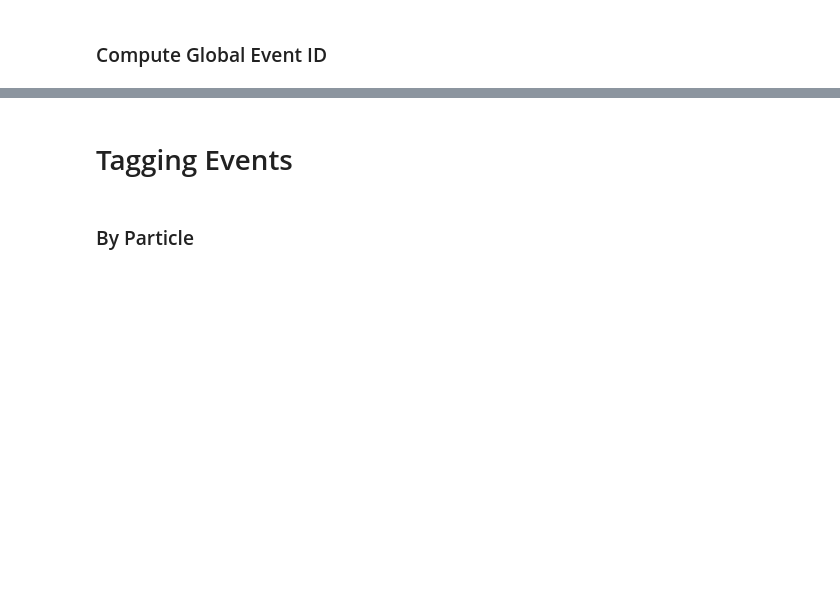
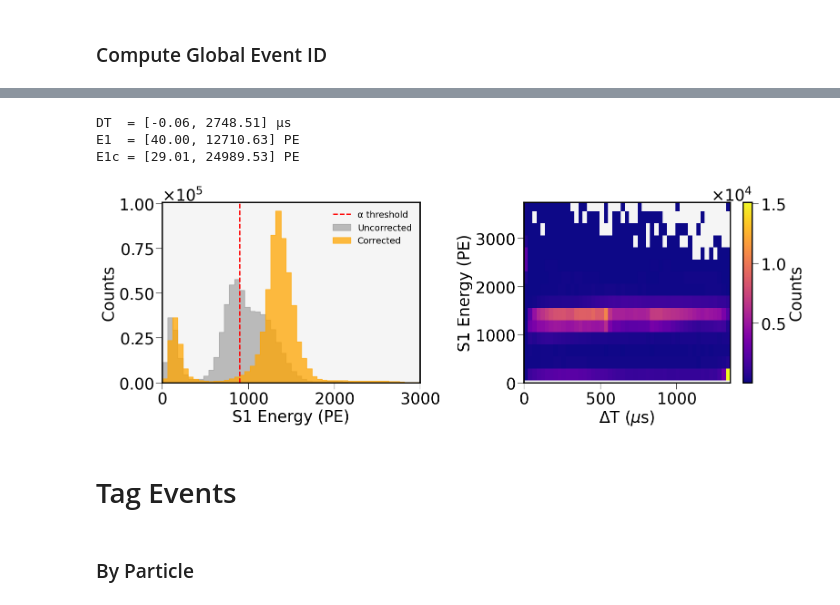
Before and after one commit to camacortespar/next-analysis, a Jupyter notebook: NEXT-100/Universal/notebooks/Merge_Processed.ipynb, the cells around one changed output, grey strips where cells are left out. Drawn from its saved outputs; the diff is of its cells as text; code cells hidden in the pictures; blank space fills up the shorter version.

```diff
--- a/NEXT-100/Universal/notebooks/Merge_Processed.ipynb
+++ b/NEXT-100/Universal/notebooks/Merge_Processed.ipynb
@@ -250,5 +322,68 @@ MERGED_DF
+# %%
+# nS1 <= 1 (NO-Polike)
+s1_mask = (MERGED_DF['nS1'] == 0) | ((MERGED_DF['nS1'] == 1) & (MERGED_DF['S1h'] >= M_NOPOLIKE * MERGED_DF['S1e'] + B_NOPOLIKE))
+MERGED_DF = MERGED_DF[s1_mask].reset_index(drop=True)
+
+# S1e Correction
+MERGED_DF['DT'] = (MERGED_DF['S2t'] - MERGED_DF['S1t']) / 1e3  # Convert to [μs] | We need 'DT' for the correction
+MERGED_DF = crudo.ef.correct_S1e(MERGED_DF, CV_FIT, DT_CATH, output_column='S1e_corr')  # Based on alpha analysis
+
+# Update summary
+cut_counts = MERGED_DF.groupby(GROUPERS[0])['global_event'].nunique()
+SUMMARY_DF['S1_Cut'] = SUMMARY_DF[GROUPERS[1]].map(cut_counts).fillna(0).astype(int)
+# %%
+E1_min = 0; E1_max = 3e3
+
+# Variables
+E1  = MERGED_DF['S1e']
+E1c = MERGED_DF['S1e_corr']
+DT  = MERGED_DF['DT']
+
+print(f"DT  = [{DT.min():.2f}, {DT.max():.2f}] μs")
+print(f"E1  = [{E1.min():.2f}, {E1.max():.2f}] PE")
+print(f"E1c = [{E1c.min():.2f}, {E1c.max():.2f}] PE")
+
+# Masking
+mask = (MERGED_DF['DT'] > 0) & (MERGED_DF['DT'] <= DT_CATH)
+E1_mask  = E1[mask]
+E1c_mask = E1c[mask]
+DT_mask  = DT[mask]
+
+# 2D histogram: normalized by corrected DAQ data taking time
+S1e_DT_map, ex, ey = crudo.pt.hist_2D(DT_mask, E1c_mask, x_bins=50, y_bins=100)
+S1e_DT_map         = np.ma.masked_where(S1e_DT_map == 0, S1e_DT_map)
+
+# ----- Plotting ----- #
+fig, axes = plt.subplots(1, 2, figsize=(16, 6))
+
+# Left
+axes[0].hist(E1_mask, bins=50, range=(E1_min, E1_max), histtype='stepfilled', lw=1.0, color='grey', alpha=0.50, ec='grey', label='Uncorrected')
+axes[0].hist(E1c_mask, bins=50, range=(E1_min, E1_max), histtype='stepfilled', lw=1.0, color='orange', alpha=0.75, ec='orange', label='Corrected')
+axes[0].axvline(x=S1_ENERGY_THRESHOLD, color='red', ls='--', lw=2.0, label='α threshold')
+axes[0].set_xlabel('S1 Energy (PE)')
+axes[0].set_xlim(E1_min, E1_max)
+axes[0].set_ylabel('Counts')
+axes[0].legend(loc='upper right', fontsize=14, facecolor='none')
+axes[0].set_facecolor('whitesmoke')
+
+# Right
+pcm = axes[1].pcolormesh(ex, ey, S1e_DT_map.T, cmap='plasma', shading='auto')
+cbar = fig.colorbar(pcm, ax=axes[1], label='Counts')
+axes[1].set_xlabel('$\Delta$T ($\mu$s)')
+axes[1].set_xlim(0, DT_mask.max())
+axes[1].set_ylim(E1_min, 1.25*E1_max)
+axes[1].set_ylabel('S1 Energy (PE)')
+axes[1].set_facecolor('whitesmoke')
+
+plt.tight_layout()
+plt.show()
+# %% [output]
+DT  = [-0.06, 2748.51] μs
+E1  = [40.00, 12710.63] PE
+E1c = [29.01, 24989.53] PE
+[figure, added]
 # %% [markdown]
-# Tagging Events
+# Tag Events
 # %% [markdown]
 ### By Particle
 # %%
```
Also changed, not shown: parts of 36 cells of this notebook, 8 other files.
